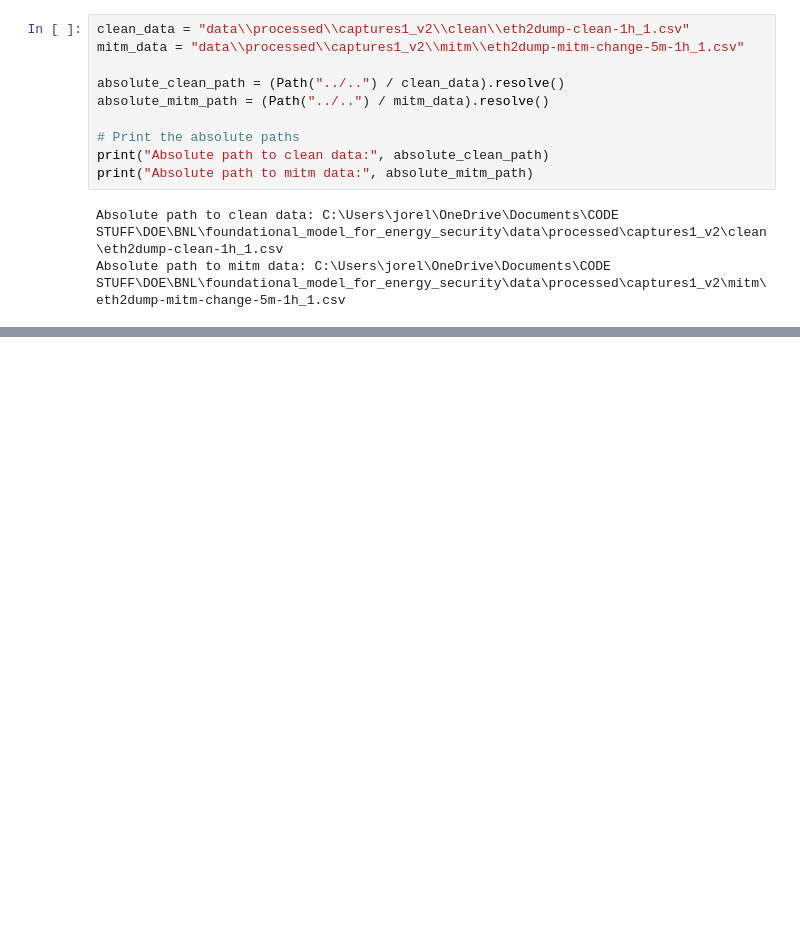
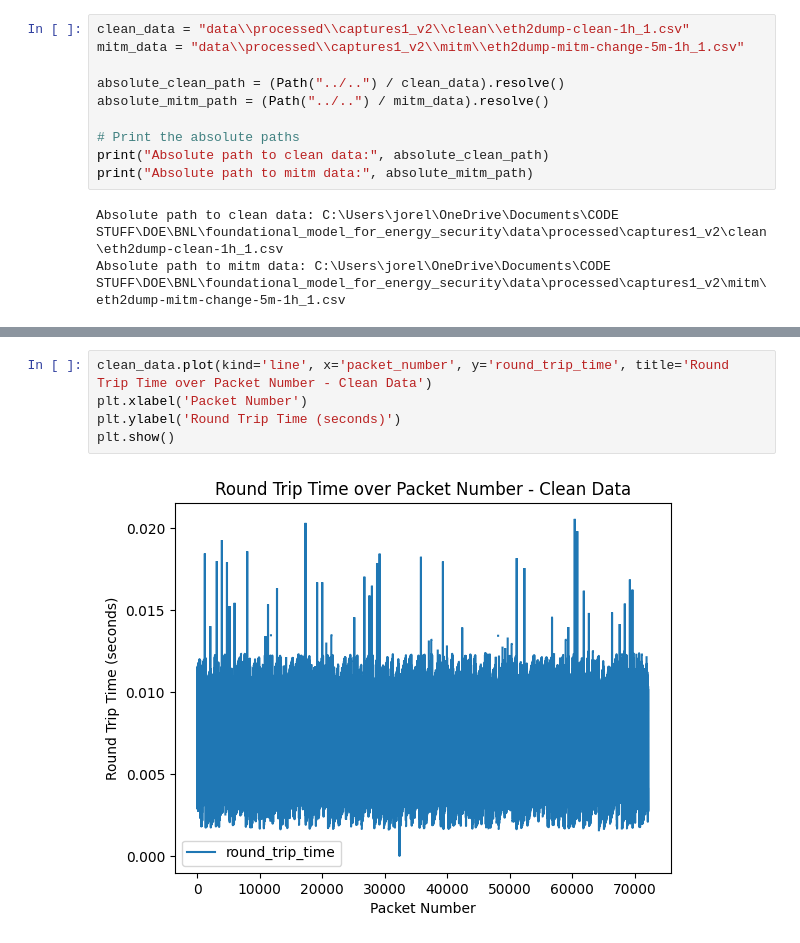
Before and after one commit to living-proof/Foundational-Model-for-Energy-Security, a Jupyter notebook: notebooks/02_analysis/data_analysis.ipynb, the cells around one changed output, grey strips where cells are left out. Drawn from its saved outputs; the diff is of its cells as text; blank space fills up the shorter version.

```diff
--- a/notebooks/02_analysis/data_analysis.ipynb
+++ b/notebooks/02_analysis/data_analysis.ipynb
@@ -35,0 +37,7 @@ display(mitm_data.head())
+# %%
+clean_data.plot(kind='line', x='packet_number', y='round_trip_time', title='Round Trip Time over Packet Number - Clean Data')
+plt.xlabel('Packet Number')
+plt.ylabel('Round Trip Time (seconds)')
+plt.show()
+# %% [output]
+[figure, added]
```
Also changed, not shown: parts of 3 cells of this notebook, 3 other files.
